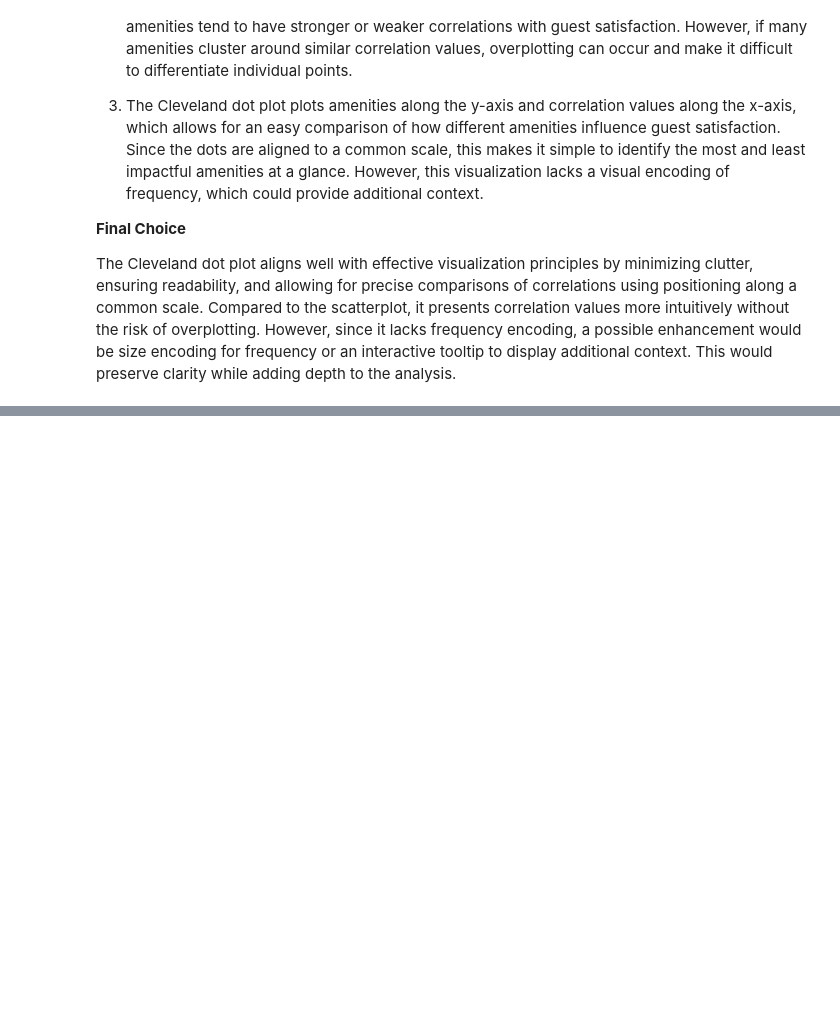
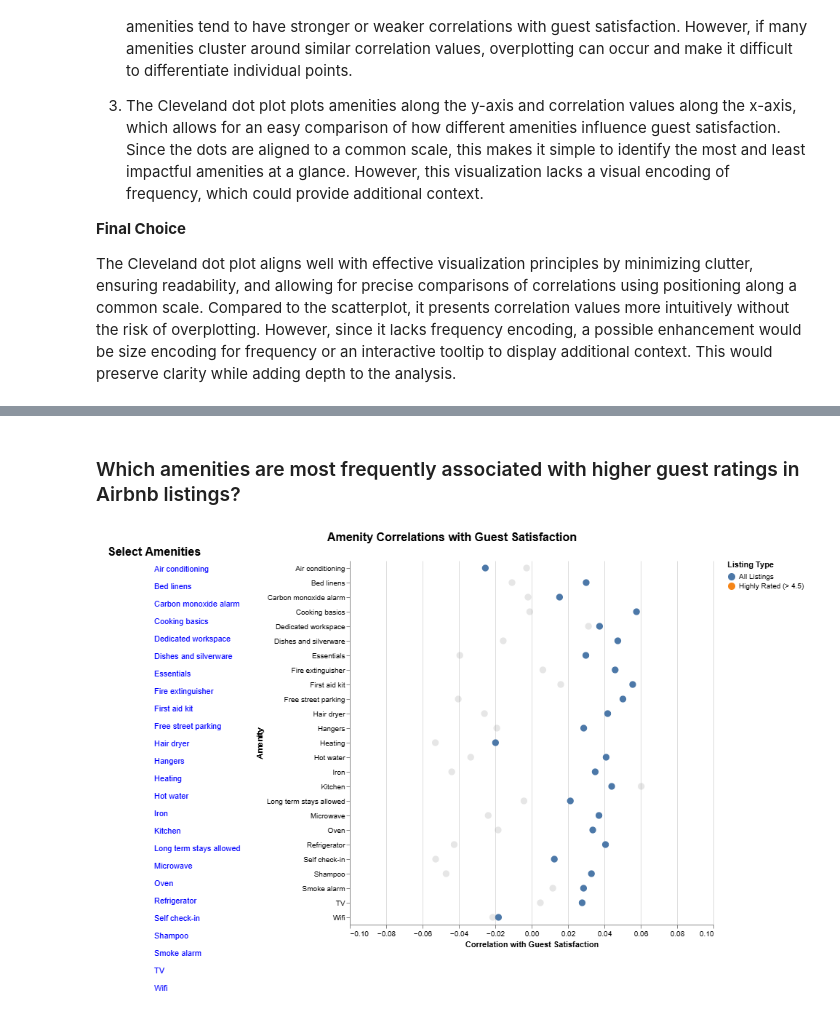
Before and after one commit to erhanjaved/airbnb, a Jupyter notebook: analysis/Carol/analysis2.ipynb, the cells around one changed output, grey strips where cells are left out. Cells and saved outputs as stored; diff of their text form; code cells hidden in the pictures; blank space fills up the shorter version.

```diff
--- a/analysis/Carol/analysis2.ipynb
+++ b/analysis/Carol/analysis2.ipynb
@@ -379,0 +561,70 @@ The Cleveland dot plot aligns well with effective visualization principles by mi
+# %% [markdown]
+### Which amenities are most frequently associated with higher guest ratings in Airbnb listings?
+# %%
+# List of top 25 amenities
+top_25_amenities = top_25_amenities_df["Amenity"].tolist()
+
+# Calculate correlation for all listings
+correlation_all = {
+    amenity: df_cleaned[amenity].corr(df_cleaned['review_scores_rating'])
+    for amenity in top_25_amenities}
+
+# Filter for highly-rated listings
+df_high_rated = df_cleaned[df_cleaned['review_scores_rating'] > 4.50]
+
+# Calculate correlation for highly-rated listings
+correlation_high_rated = {
+    amenity: df_high_rated[amenity].corr(df_high_rated['review_scores_rating'])
+    for amenity in top_25_amenities}
+correlation_df = pd.DataFrame({
+    'Amenity': top_25_amenities,
+    'All Listings': [correlation_all[amenity] for amenity in top_25_amenities],
+    'Highly Rated (> 4.5)': [correlation_high_rated[amenity] for amenity in top_25_amenities]})
+
+correlation_melted = correlation_df.melt(id_vars=['Amenity'],
+                                         var_name='Category',
+                                         value_name='Correlation')
+# UI widgets
+radio_button = alt.binding_radio(options=["All Listings", "Highly Rated (> 4.5)"], name="Select Listing Type: ")
+category_selection = alt.selection_point(fields=["Category"], bind=radio_button, value="All Listings")
+amenity_selection = alt.selection_point(fields=["Amenity"], on="click", toggle="true")
+
+# Cleveland Dot Plot
+dot_plot = alt.Chart(correlation_melted).mark_circle(size=85).encode(
+    x=alt.X("Correlation:Q", title="Correlation with Guest Satisfaction", scale=alt.Scale(zero=False, domain=[-0.1, 0.1])),
+    y=alt.Y("Amenity:N", title="Amenity"),
+    color=alt.condition(
+        category_selection & amenity_selection,
+        alt.Color("Category:N", title="Listing Type"),
+        alt.ColorValue("grey")),
+    opacity=alt.condition(
+        category_selection & amenity_selection,
+        alt.value(1),
+        alt.value(0.2)),
+    tooltip=["Amenity:N", "Correlation:Q", "Category:N"]
+).add_params(category_selection, amenity_selection).properties(
+    width=500,
+    height=500)
+
+# Amenity List
+amenity_list = alt.Chart(correlation_df).mark_text(align="left", baseline="middle").encode(
+    y=alt.Y("Amenity:N", title=None, axis=None),
+    text="Amenity:N",
+    color=alt.condition(amenity_selection, alt.ColorValue("blue"), alt.ColorValue("black")),
+    opacity=alt.condition(amenity_selection, alt.value(1), alt.value(0.2))
+).add_params(amenity_selection).properties(
+    width=150,
+    height=600,
+    title="Select Amenities")
+
+final_chart3 = alt.hconcat(amenity_list, dot_plot).properties(
+    title="Amenity Correlations with Guest Satisfaction"
+).configure_title(
+    fontSize=16,
+    anchor="middle"
+).configure_view(
+    strokeWidth=0)
+
+final_chart3
+# %% [output]
+[figure, added]
```
Also changed, not shown: parts of 9 cells of this notebook.
